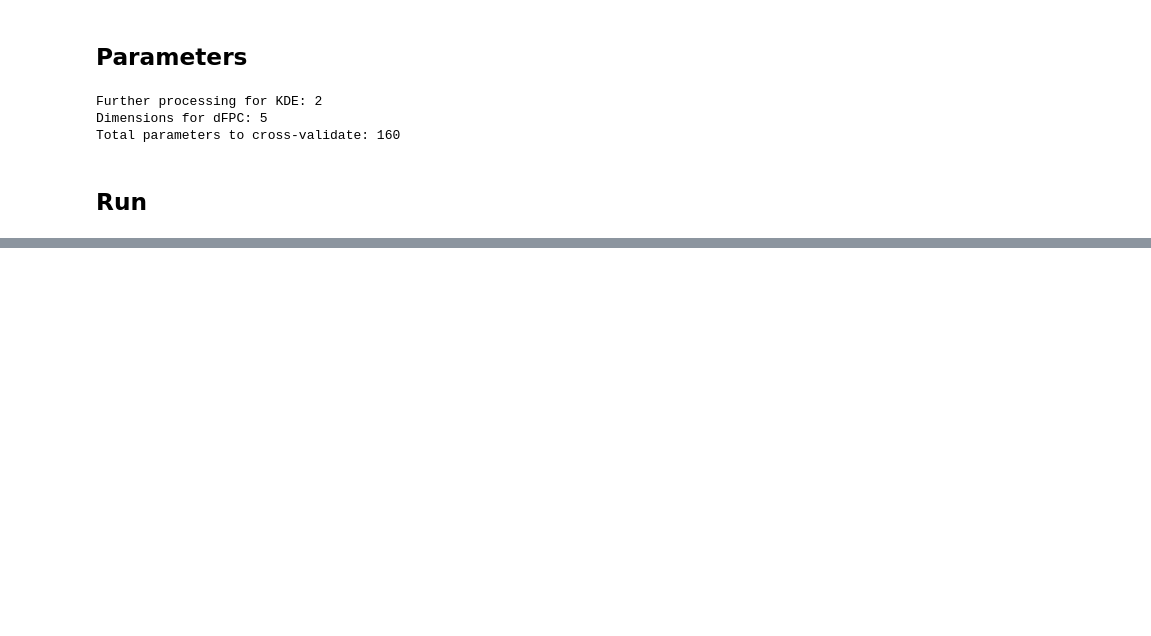
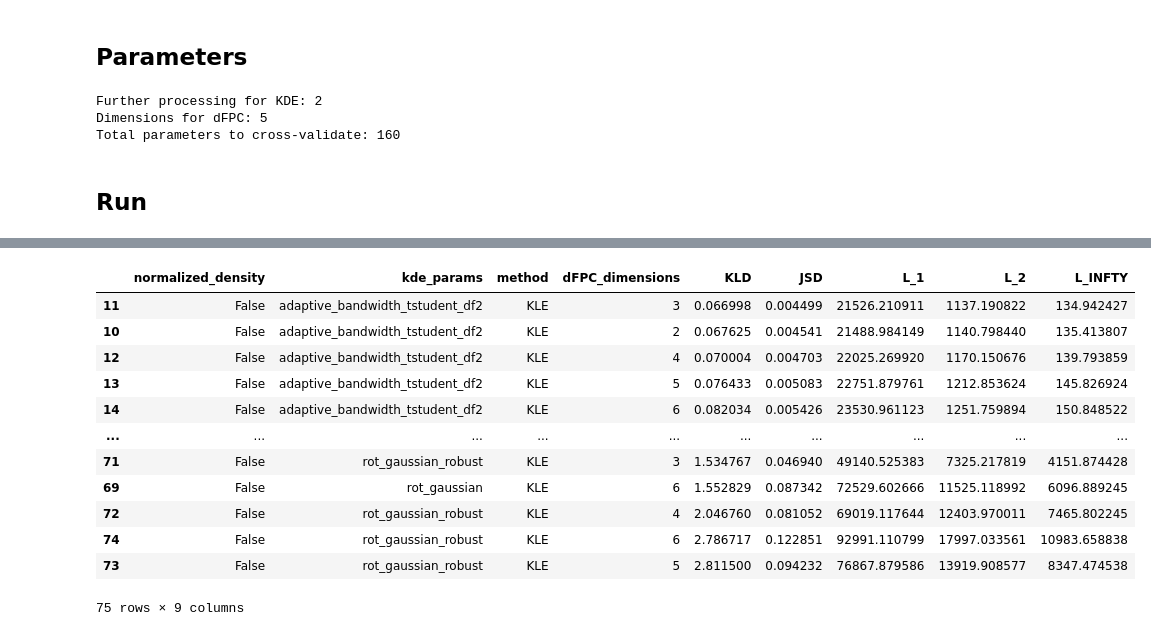
Before and after one commit to matheus-vizzotto/densities4risk, a Jupyter notebook: notebooks/13_cross_validation.ipynb, the cells around one changed output, grey strips where cells are left out. Cells and saved outputs as stored; diff of their text form; code cells hidden in the pictures; blank space fills up the shorter version.

```diff
--- a/notebooks/13_cross_validation.ipynb
+++ b/notebooks/13_cross_validation.ipynb
@@ -292,0 +380,16 @@ results_df.to_excel("../data/processed/cv_density_forecasting_20260224.xlsx", in
+# %%
+mean_df[mean_df.normalized_density==False].sort_values(by="KLD")
+# %% [output]
+|  | normalized_density | kde_params | method | dFPC_dimensions | KLD | JSD | L_1 | L_2 | L_INFTY |
+| 11 | False | adaptive_bandwidth_tstudent_df2 | KLE | 3 | 0.066998 | 0.004499 | 21526.210911 | 1137.190822 | 134.942427 |
+| 10 | False | adaptive_bandwidth_tstudent_df2 | KLE | 2 | 0.067625 | 0.004541 | 21488.984149 | 1140.798440 | 135.413807 |
+| 12 | False | adaptive_bandwidth_tstudent_df2 | KLE | 4 | 0.070004 | 0.004703 | 22025.269920 | 1170.150676 | 139.793859 |
+| 13 | False | adaptive_bandwidth_tstudent_df2 | KLE | 5 | 0.076433 | 0.005083 | 22751.879761 | 1212.853624 | 145.826924 |
+| 14 | False | adaptive_bandwidth_tstudent_df2 | KLE | 6 | 0.082034 | 0.005426 | 23530.961123 | 1251.759894 | 150.848522 |
+| ... | ... | ... | ... | ... | ... | ... | ... | ... | ... |
+| 71 | False | rot_gaussian_robust | KLE | 3 | 1.534767 | 0.046940 | 49140.525383 | 7325.217819 | 4151.874428 |
+| 69 | False | rot_gaussian | KLE | 6 | 1.552829 | 0.087342 | 72529.602666 | 11525.118992 | 6096.889245 |
+| 72 | False | rot_gaussian_robust | KLE | 4 | 2.046760 | 0.081052 | 69019.117644 | 12403.970011 | 7465.802245 |
+| 74 | False | rot_gaussian_robust | KLE | 6 | 2.786717 | 0.122851 | 92991.110799 | 17997.033561 | 10983.658838 |
+| 73 | False | rot_gaussian_robust | KLE | 5 | 2.811500 | 0.094232 | 76867.879586 | 13919.908577 | 8347.474538 |
+75 rows × 9 columns
```
Also changed, not shown: parts of 9 cells of this notebook, 2 other files.
